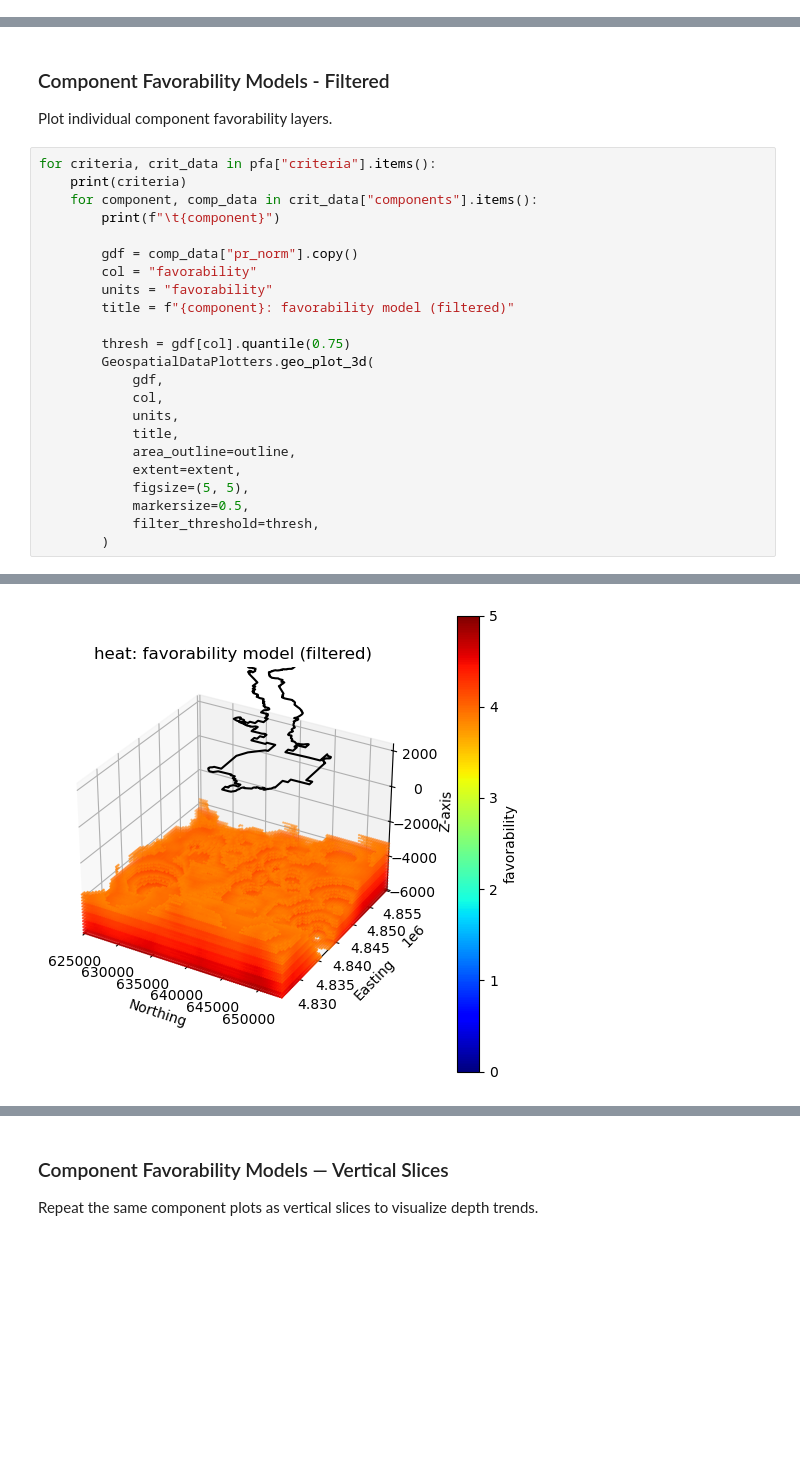
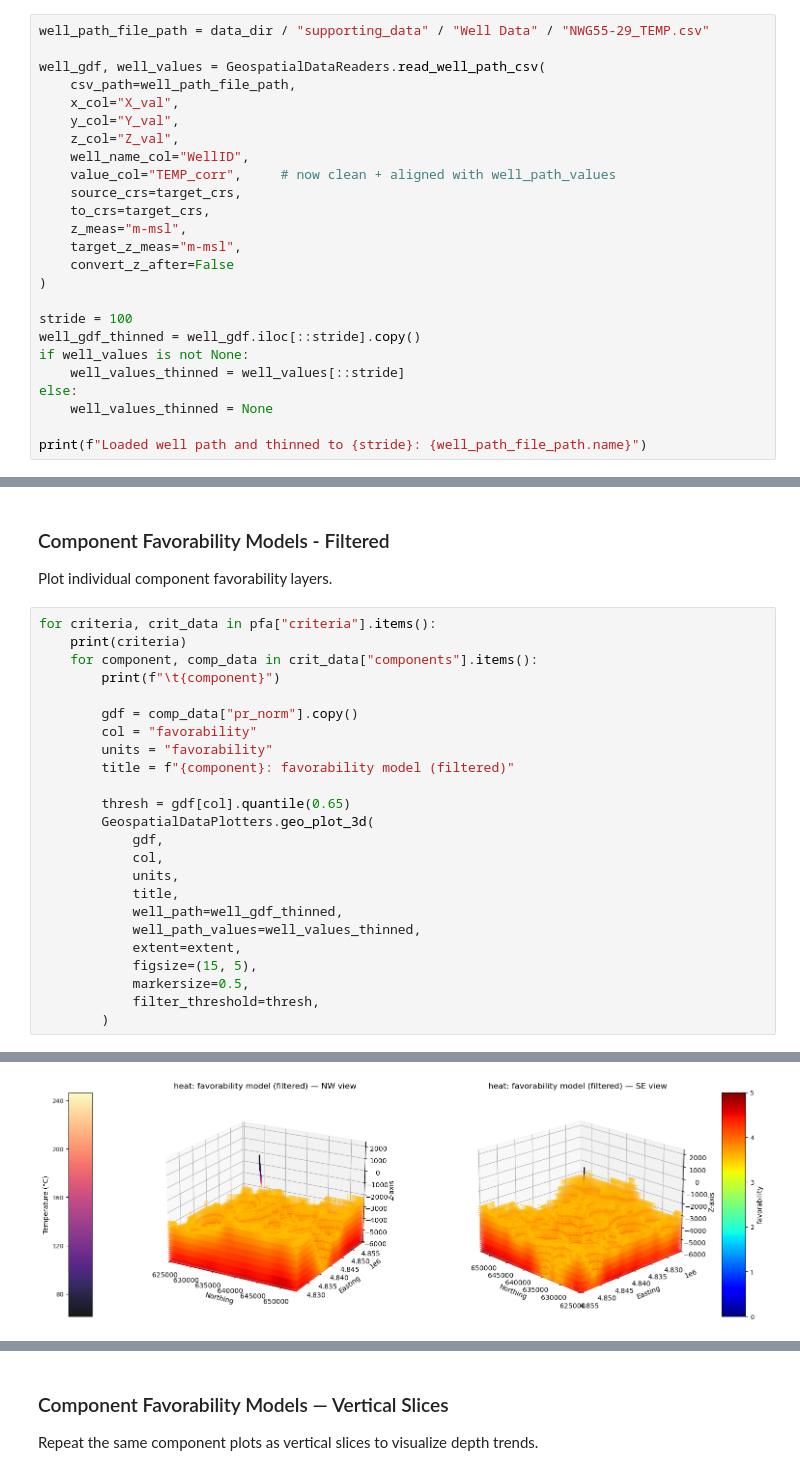
Before and after one commit to NREL/geoPFA, a Jupyter notebook: examples/Newberry/3D/notebooks/2-layer_combination_newberry.ipynb, the cells around one changed output, grey strips where cells are left out. Drawn from its saved outputs; the diff is of its cells as text; blank space fills up the shorter version.

Commit message:
finished cleaning up tutorial notebooks, newberry pfa updates, and geopfa bug fixes/enhancements along the way

```diff
--- a/examples/Newberry/3D/notebooks/2-layer_combination_newberry.ipynb
+++ b/examples/Newberry/3D/notebooks/2-layer_combination_newberry.ipynb
@@ -63,0 +63,25 @@ Loaded project outline: NNVM_bounds.shp
+# %%
+well_path_file_path = data_dir / "supporting_data" / "Well Data" / "NWG55-29_TEMP.csv"
+
+well_gdf, well_values = GeospatialDataReaders.read_well_path_csv(
+    csv_path=well_path_file_path,
+    x_col="X_val",
+    y_col="Y_val",
+    z_col="Z_val",
+    well_name_col="WellID",
+    value_col="TEMP_corr",     # now clean + aligned with well_path_values
+    source_crs=target_crs,
+    to_crs=target_crs,
+    z_meas="m-msl",
+    target_z_meas="m-msl",
+    convert_z_after=False
+)
+
+stride = 100
+well_gdf_thinned = well_gdf.iloc[::stride].copy()
+if well_values is not None:
+    well_values_thinned = well_values[::stride]
+else:
+    well_values_thinned = None
+
+print(f"Loaded well path and thinned to {stride}: {well_path_file_path.name}")
@@ -168,27 +198,28 @@ Plot individual component favorability layers.
 # %%
 for criteria, crit_data in pfa["criteria"].items():
     print(criteria)
     for component, comp_data in crit_data["components"].items():
         print(f"\t{component}")
 
         gdf = comp_data["pr_norm"].copy()
         col = "favorability"
         units = "favorability"
         title = f"{component}: favorability model (filtered)"
 
-        thresh = gdf[col].quantile(0.75)
+        thresh = gdf[col].quantile(0.65)
         GeospatialDataPlotters.geo_plot_3d(
             gdf,
             col,
             units,
             title,
-            area_outline=outline,
+            well_path=well_gdf_thinned,
+            well_path_values=well_values_thinned,
             extent=extent,
-            figsize=(5, 5),
+            figsize=(15, 5),
             markersize=0.5,
             filter_threshold=thresh,
         )
 # %% [output]
 geologic
         heat
-[figure, old version]
+[figure, new version]
```
Also changed, not shown: parts of 19 cells of this notebook, 19 other files.
